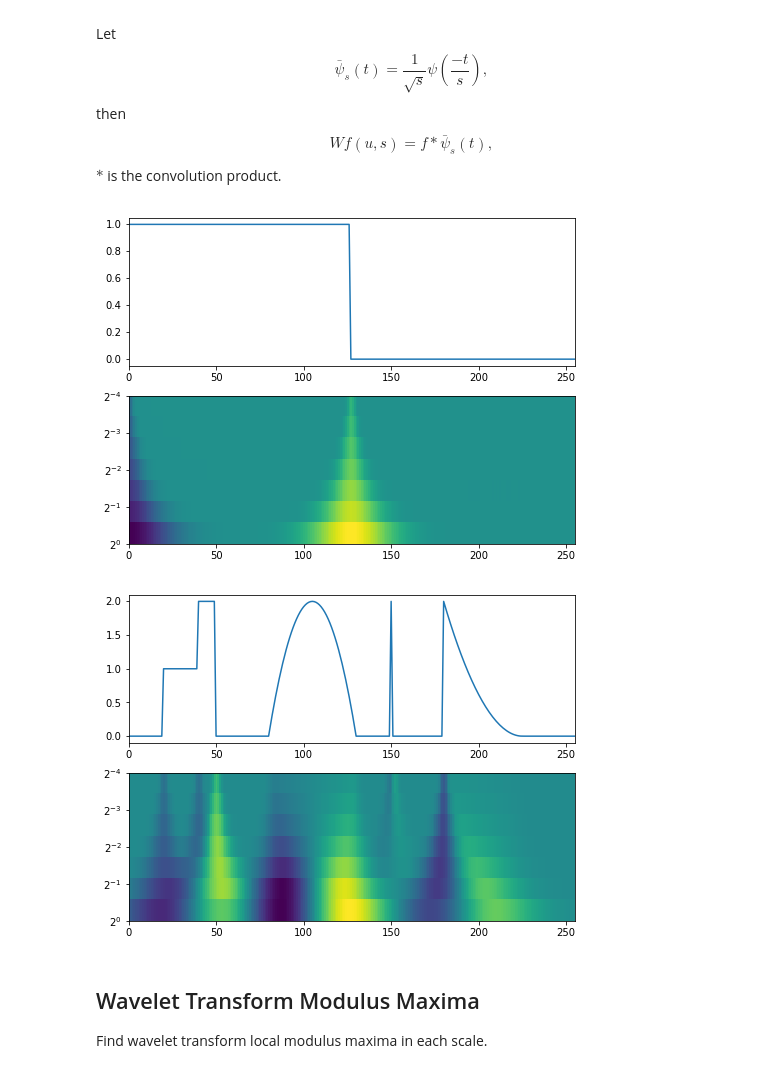
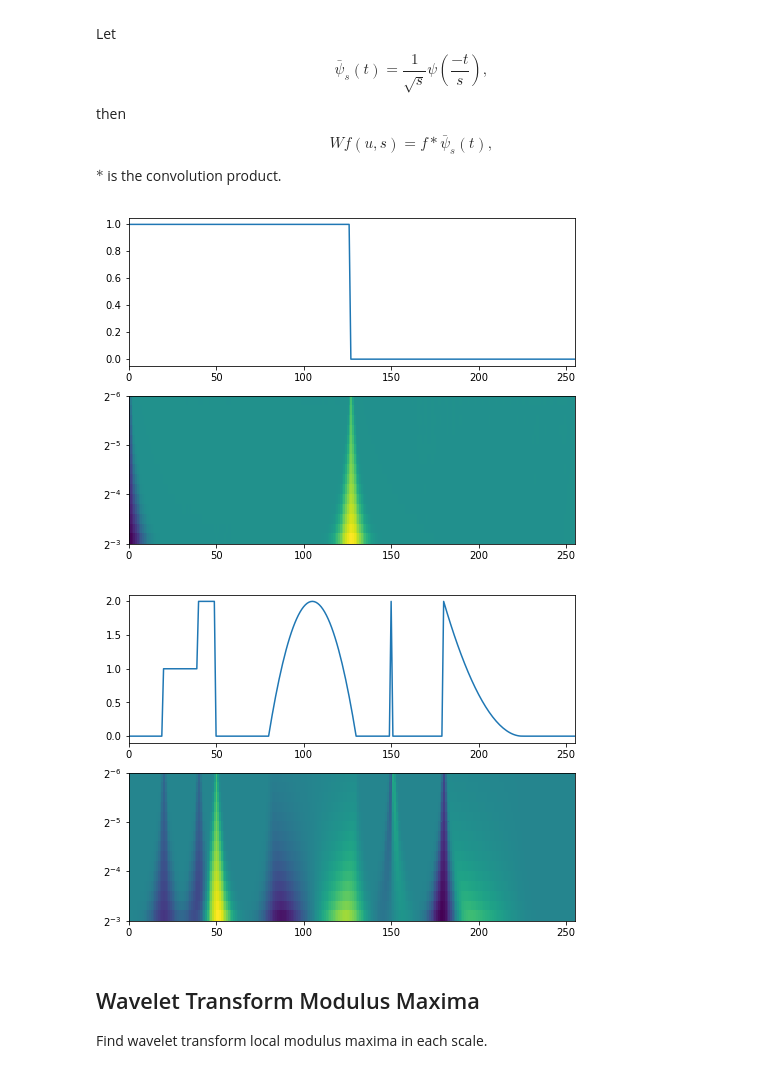
Before and after one commit to uniformlyMatt/MATH-651-Project, a Jupyter notebook: 1D_CWT.ipynb, the cells around one changed output. Saved outputs shown, nothing was run; the diff lists cells and outputs as text; code cells hidden in the pictures.

```diff
--- a/1D_CWT.ipynb
+++ b/1D_CWT.ipynb
@@ -21,12 +21,13 @@ $$g(x) = \frac{x-\mu}{\sigma^3\sqrt{2\pi}} e^{-\frac{1}{2}(\frac{x-\mu}{\sigma})
 def gaus(N, sigma, scale):
     t = np.linspace(-5,5,N)
     g = 1/np.sqrt(scale) * 1 / (sigma * np.sqrt(2*np.pi)) * np.exp(-1/2 * ((-1*t/scale)/sigma)**2)
-#     g = g / np.sqrt(np.sum(g*g))
+    g = g / np.sqrt(np.sum(g*g))
     return g, t
 
 def gaus1(N, sigma, scale):
     t = np.linspace(-5,5,N)
     g = -1 * 1/np.sqrt(scale) * 1/(sigma**3*np.sqrt(2*np.pi)) * (-1*t/scale) * np.exp(-1/2 * (-1*(t/scale)/sigma)**2)
+    g = g / np.sqrt(np.sum(g*g))
     return g, t
 # %%
 g0, t0 = gaus(128,1,1)
@@ -47,7 +48,10 @@ plt.title('First Derivative Gaussian Function')
 # %%
 N = 256; t = np.linspace(0,N-1,N);
 # %%
-sig1 = np.zeros(N); sig1[0:127] = 1
+sig1 = np.zeros(N)
+sig1[0:127] = 1
+# sig1[127] = 1
+
 sig2 = np.zeros(N)
 sig2[20:40] = 1; sig2[40:50] = 2
 sig2[80:130] = -2/625 * (t[80:130]-105)**2 + 2;
@@ -77,26 +81,26 @@ $*$ is the convolution product.
 def cwt_1d(sig, scale):
     C = np.zeros([len(scale), len(sig)])
     for i in range(len(scale)):
-        wavelet, t = gaus1(len(sig),1,scale[i])
+        wavelet, t = gaus1(len(sig),2,scale[i])
         C[i,:] = signal.fftconvolve(sig, wavelet, 'same')
     return C
 # %%
-scale = np.linspace(-4, 0, 8);
+scale = np.linspace(-6, -3, 16);
 scale = 2**scale
 # scale = np.linspace(1/2**4, 1, 8);
 
 C1 = cwt_1d(sig1, scale)
 C2 = cwt_1d(sig2, scale)
 p3, (ax0, ax1) = plt.subplots(nrows=2, figsize=[8,6])
 
 ax0.plot(t,sig1)
 ax0.autoscale(enable=True, axis='x', tight=True)
 
 ax1.pcolor(t, scale, C1)
 ax1.set_yscale("log", nonposx='clip', basey=2)
 ax1.invert_yaxis()
 # %% [output]
-[figure, old version]
+[figure, new version]
 # %%
 p4, (ax0, ax1) = plt.subplots(nrows=2, figsize=[8,6])
 
@@ -107,7 +111,7 @@ ax1.pcolor(t, scale, C2)
 ax1.set_yscale("log", nonposx='clip', basey=2)
 ax1.invert_yaxis()
 # %% [output]
-[figure, old version]
+[figure, new version]
 # %% [markdown]
 ## Wavelet Transform Modulus Maxima
 Find wavelet transform local modulus maxima in each scale.
```
Also changed, not shown: parts of 18 cells of this notebook.
